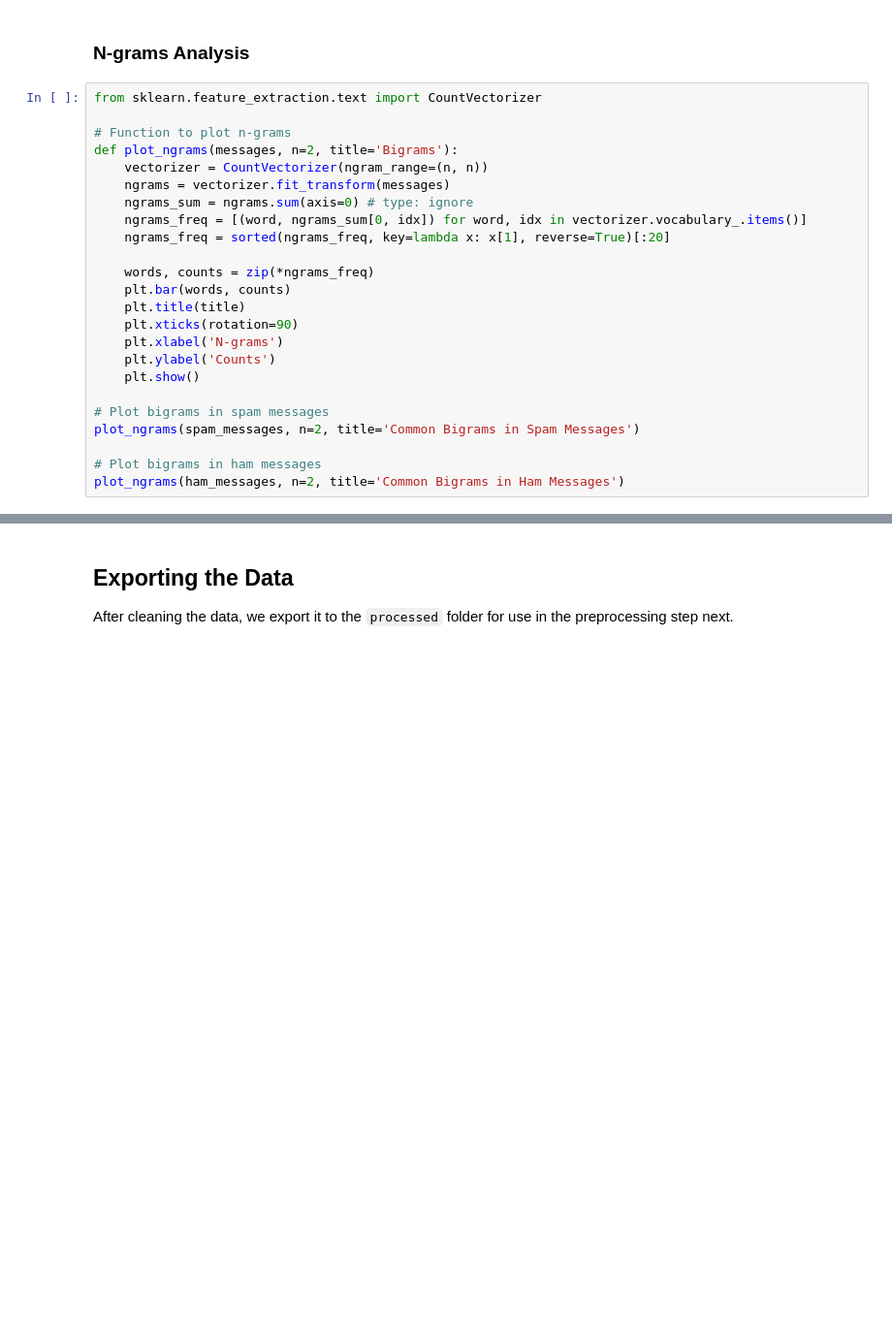
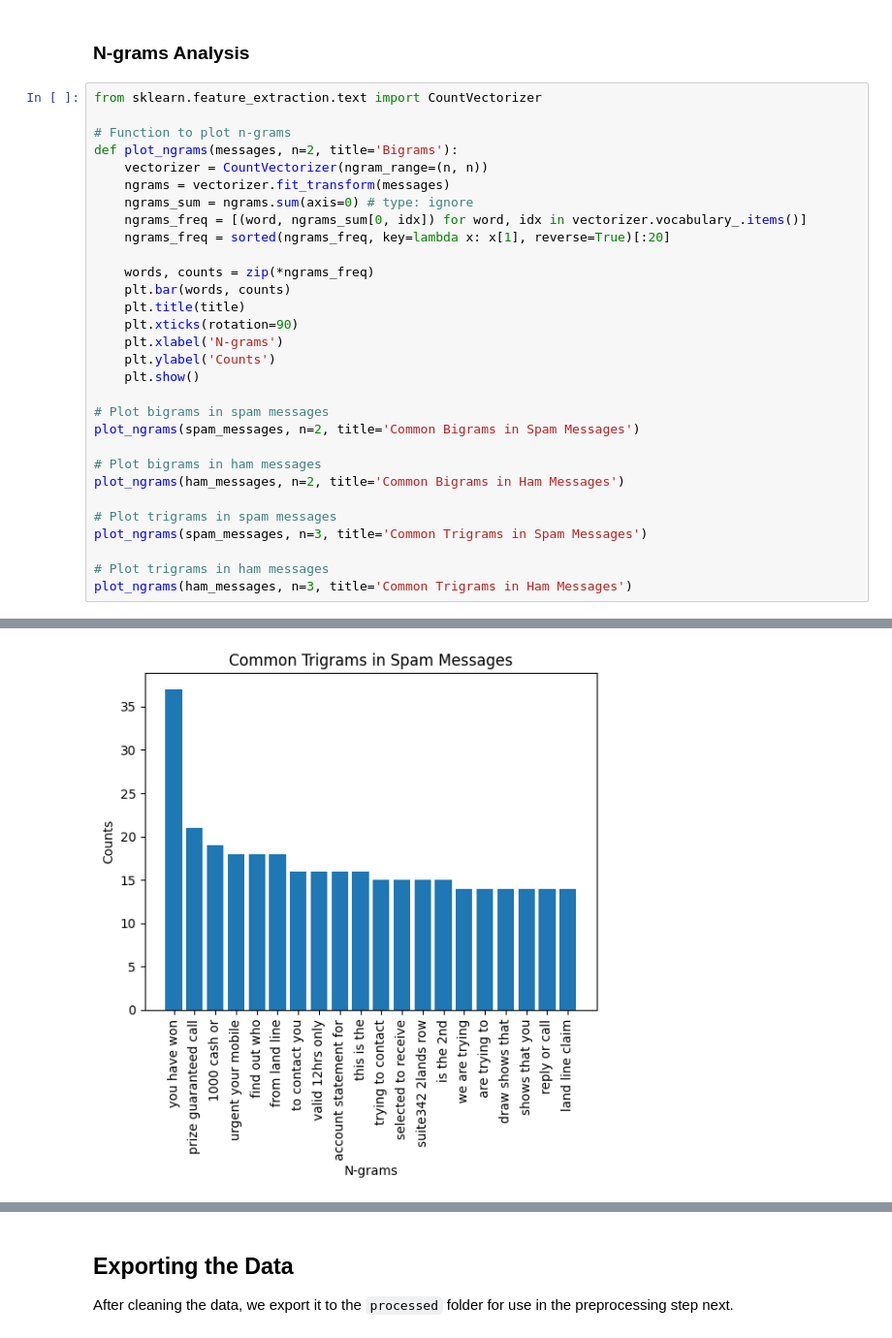
Before and after one commit to GiovanniCornejo/spam-email-classifier, a Jupyter notebook: notebooks/01_eda.ipynb, the cells around one changed output, grey strips where cells are left out. Shown at 97% size. Saved outputs shown, nothing was run; the diff lists cells and outputs as text; blank space fills up the shorter version.

```diff
--- a/notebooks/01_eda.ipynb
+++ b/notebooks/01_eda.ipynb
@@ -214,27 +214,34 @@ plt.show()
 # %%
 from sklearn.feature_extraction.text import CountVectorizer
 
 # Function to plot n-grams
 def plot_ngrams(messages, n=2, title='Bigrams'):
     vectorizer = CountVectorizer(ngram_range=(n, n))
     ngrams = vectorizer.fit_transform(messages)
     ngrams_sum = ngrams.sum(axis=0) # type: ignore
     ngrams_freq = [(word, ngrams_sum[0, idx]) for word, idx in vectorizer.vocabulary_.items()]
     ngrams_freq = sorted(ngrams_freq, key=lambda x: x[1], reverse=True)[:20]
 
     words, counts = zip(*ngrams_freq)
     plt.bar(words, counts)
     plt.title(title)
     plt.xticks(rotation=90)
     plt.xlabel('N-grams')
     plt.ylabel('Counts')
     plt.show()
 
 # Plot bigrams in spam messages
 plot_ngrams(spam_messages, n=2, title='Common Bigrams in Spam Messages')
 
 # Plot bigrams in ham messages
 plot_ngrams(ham_messages, n=2, title='Common Bigrams in Ham Messages')
+
+# Plot trigrams in spam messages
+plot_ngrams(spam_messages, n=3, title='Common Trigrams in Spam Messages')
+
+# Plot trigrams in ham messages
+plot_ngrams(ham_messages, n=3, title='Common Trigrams in Ham Messages')
 # %% [output]
 [figure]
 [figure]
+[figure, added]
```
Also changed, not shown: parts of 3 cells of this notebook.
